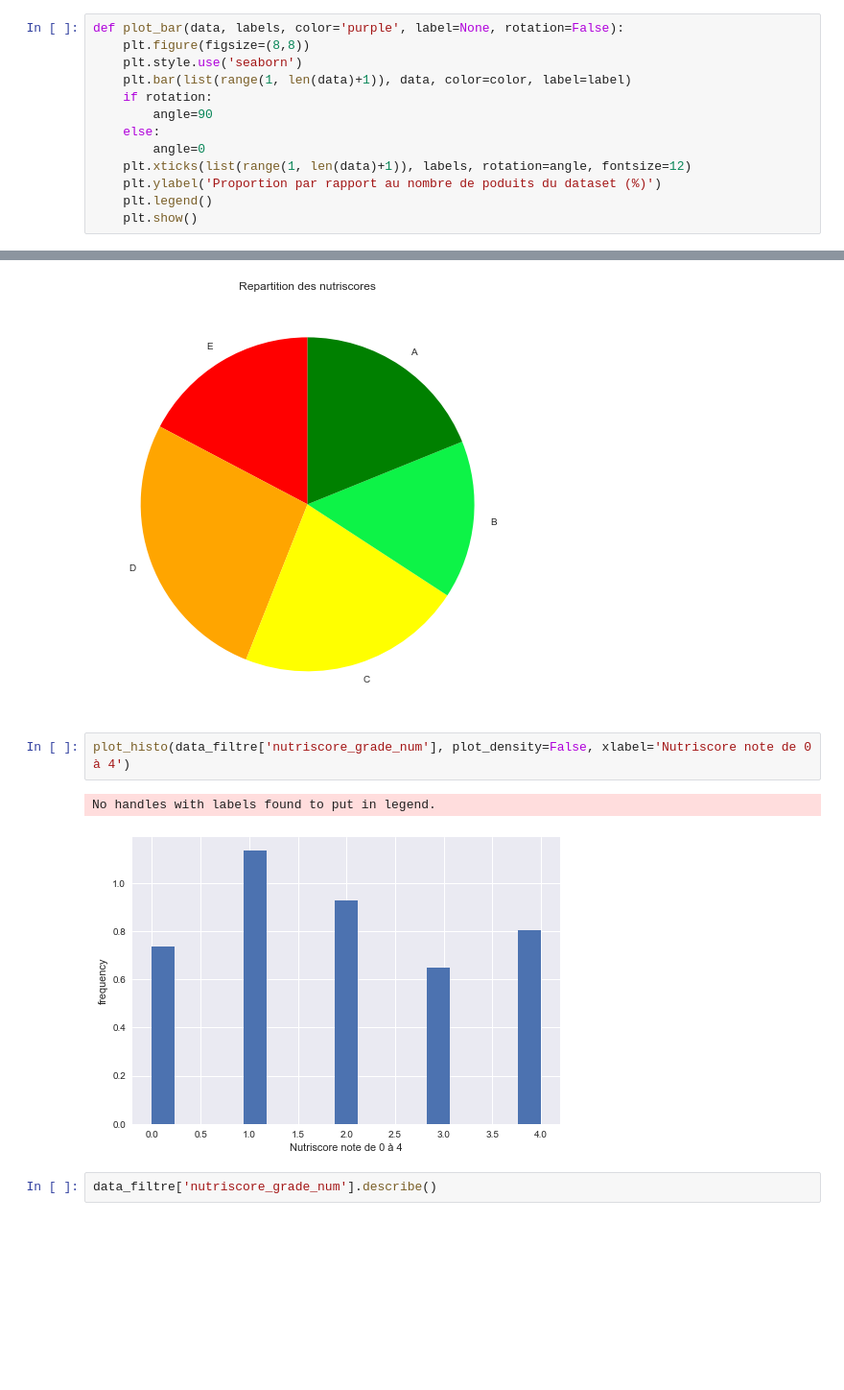
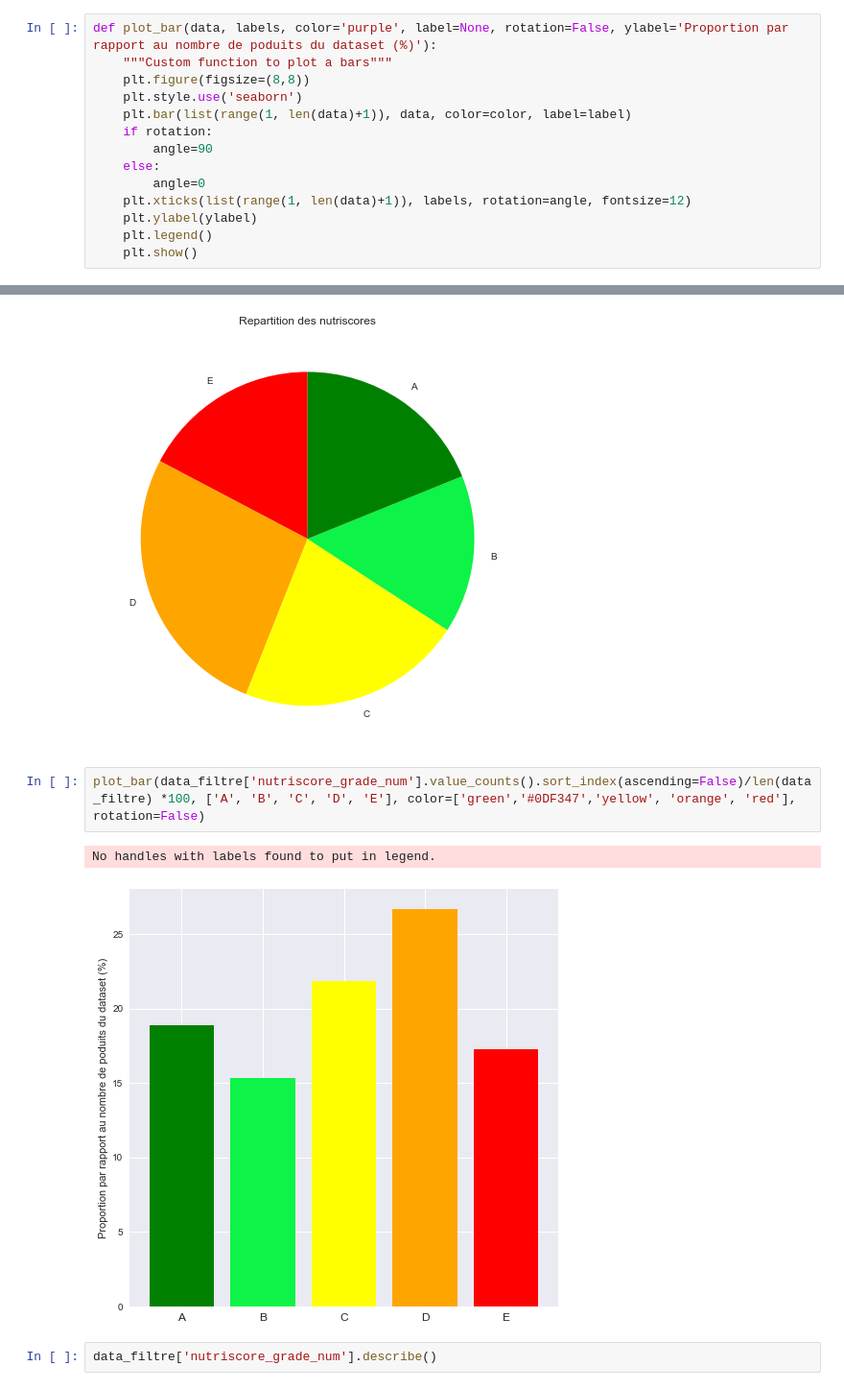
Before and after one commit to khub41/OC_P03, a Jupyter notebook: data_analysis.ipynb, the cells around one changed output, grey strips where cells are left out. Shown at 96% size. Cells and saved outputs as stored; diff of their text form; blank space fills up the shorter version.

```diff
--- a/data_analysis.ipynb
+++ b/data_analysis.ipynb
@@ -129,7 +186,8 @@ def test_no_something(labels, dict_something):
 # %% [markdown]
 <a id='plot_bar'></a>
 # %%
-def plot_bar(data, labels, color='purple', label=None, rotation=False):
+def plot_bar(data, labels, color='purple', label=None, rotation=False, ylabel='Proportion par rapport au nombre de poduits du dataset (%)'):
+    """Custom function to plot a bars"""
     plt.figure(figsize=(8,8))
     plt.style.use('seaborn')
     plt.bar(list(range(1, len(data)+1)), data, color=color, label=label)
@@ -138,7 +196,7 @@ def plot_bar(data, labels, color='purple', label=None, rotation=False):
     else:
         angle=0
     plt.xticks(list(range(1, len(data)+1)), labels, rotation=angle, fontsize=12)
-    plt.ylabel('Proportion par rapport au nombre de poduits du dataset (%)')
+    plt.ylabel(ylabel)
     plt.legend()
     plt.show()
 # %% [markdown]
@@ -1124,11 +1174,11 @@ plt.pie(data_pie_nutriscore, labels=['E', 'D', 'C', 'B', 'A'], colors=['red','or
 plt.show()
 # %% [output]
 [figure]
-# %%
-plot_histo(data_filtre['nutriscore_grade_num'], plot_density=False, xlabel='Nutriscore note de 0 à 4')
-# %% [output]
-No handles with labels found to put in legend.
-[figure, removed]
+# %%
+plot_bar(data_filtre['nutriscore_grade_num'].value_counts().sort_index(ascending=False)/len(data_filtre) *100, ['A', 'B', 'C', 'D', 'E'], color=['green','#0DF347','yellow', 'orange', 'red'],  rotation=False)
+# %% [output]
+No handles with labels found to put in legend.
+[figure, added]
 # %%
 data_filtre['nutriscore_grade_num'].describe()
 # %% [output]
```
Also changed, not shown: parts of 63 cells of this notebook, 1 other file.
